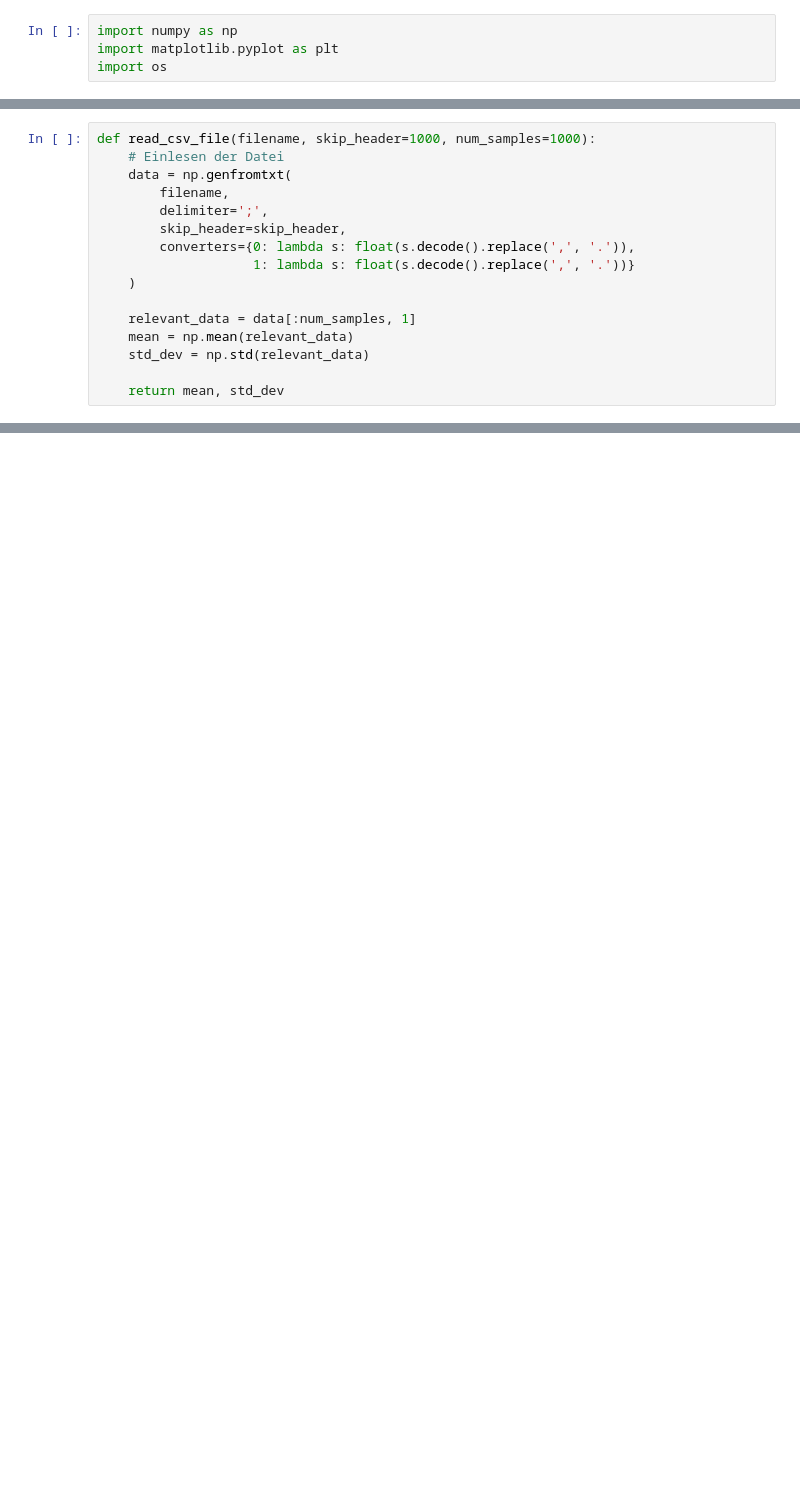
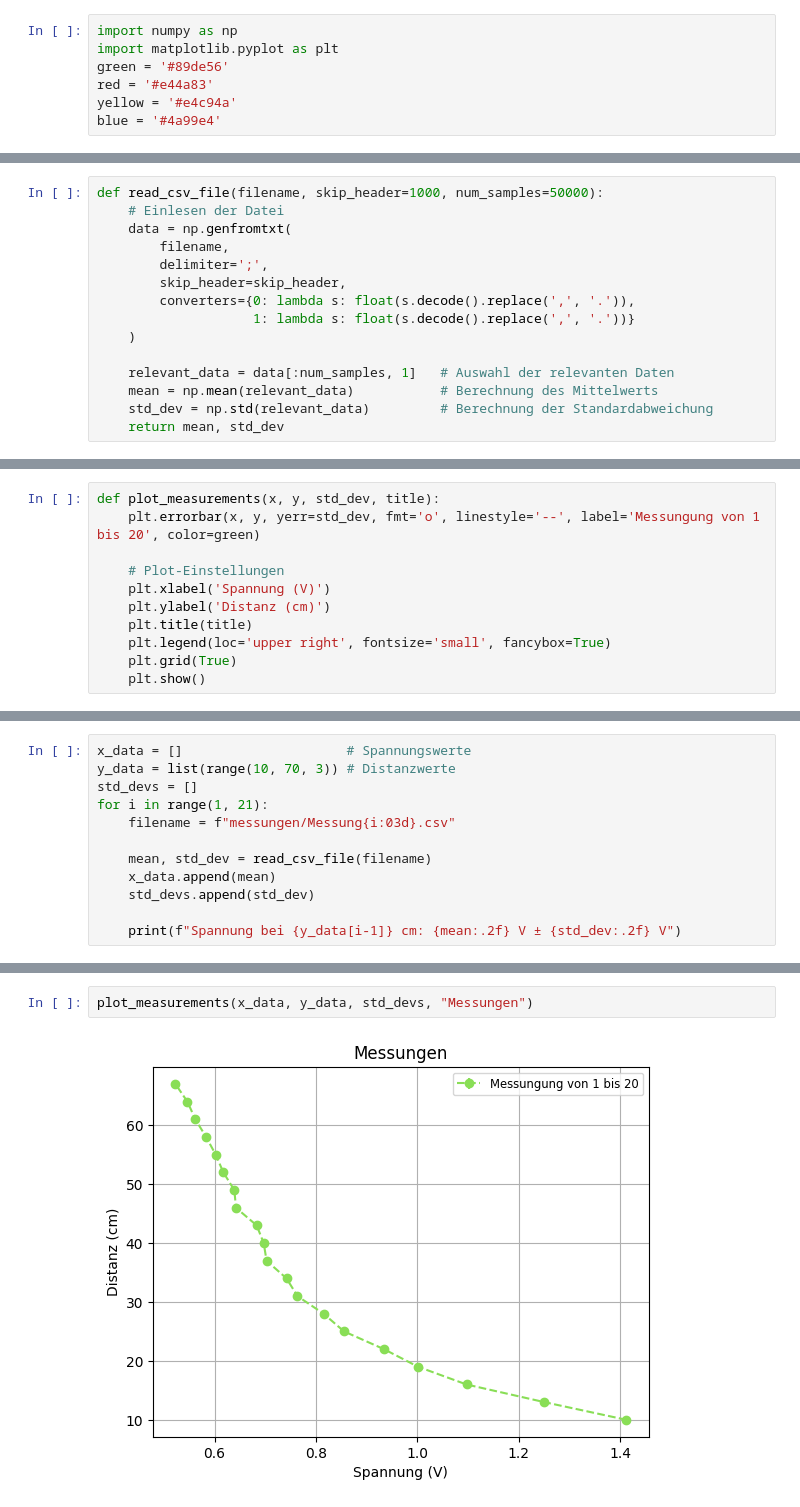
Before and after one commit to MomdAli/Angewandte-Informatik, a Jupyter notebook: content/Studium/Semester 3/SSS/Versuch 1/Versuch-1.ipynb, the cells around one changed output, grey strips where cells are left out. Drawn from its saved outputs; the diff is of its cells as text; blank space fills up the shorter version.

```diff
--- a/content/Studium/Semester 3/SSS/Versuch 1/Versuch-1.ipynb
+++ b/content/Studium/Semester 3/SSS/Versuch 1/Versuch-1.ipynb
@@ -1,5 +1,8 @@
 # %%
 import numpy as np
 import matplotlib.pyplot as plt
-import os
+green = '#89de56'
+red = '#e44a83'
+yellow = '#e4c94a'
+blue = '#4a99e4'
 # %% [markdown]
@@ -7,5 +10,5 @@ import os
 # %%
-def read_csv_file(filename, skip_header=1000, num_samples=1000):
+def read_csv_file(filename, skip_header=1000, num_samples=50000):
     # Einlesen der Datei
     data = np.genfromtxt(
         filename,
@@ -15,8 +18,7 @@ def read_csv_file(filename, skip_header=1000, num_samples=1000):
                     1: lambda s: float(s.decode().replace(',', '.'))}
     )
 
-    relevant_data = data[:num_samples, 1]
-    mean = np.mean(relevant_data)
-    std_dev = np.std(relevant_data)
-
+    relevant_data = data[:num_samples, 1]   # Auswahl der relevanten Daten
+    mean = np.mean(relevant_data)           # Berechnung des Mittelwerts
+    std_dev = np.std(relevant_data)         # Berechnung der Standardabweichung
     return mean, std_dev
@@ -52,0 +27,11 @@ process_and_plot_measurements("messungen")
+# %%
+def plot_measurements(x, y, std_dev, title):
+    plt.errorbar(x, y, yerr=std_dev, fmt='o', linestyle='--', label='Messungung von 1 bis 20', color=green)
+
+    # Plot-Einstellungen
+    plt.xlabel('Spannung (V)')
+    plt.ylabel('Distanz (cm)')
+    plt.title(title)
+    plt.legend(loc='upper right', fontsize='small', fancybox=True)
+    plt.grid(True)
+    plt.show()
@@ -52,0 +40,12 @@ process_and_plot_measurements("messungen")
+# %%
+x_data = []                     # Spannungswerte
+y_data = list(range(10, 70, 3)) # Distanzwerte
+std_devs = []
+for i in range(1, 21):
+    filename = f"messungen/Messung{i:03d}.csv"
+
+    mean, std_dev = read_csv_file(filename)
+    x_data.append(mean)
+    std_devs.append(std_dev)
+
+    print(f"Spannung bei {y_data[i-1]} cm: {mean:.2f} V ± {std_dev:.2f} V")
@@ -52,0 +75,4 @@ process_and_plot_measurements("messungen")
+# %%
+plot_measurements(x_data, y_data, std_devs, "Messungen")
+# %% [output]
+[figure, added]
```
Also changed, not shown: parts of 14 cells of this notebook, 19 other files.
